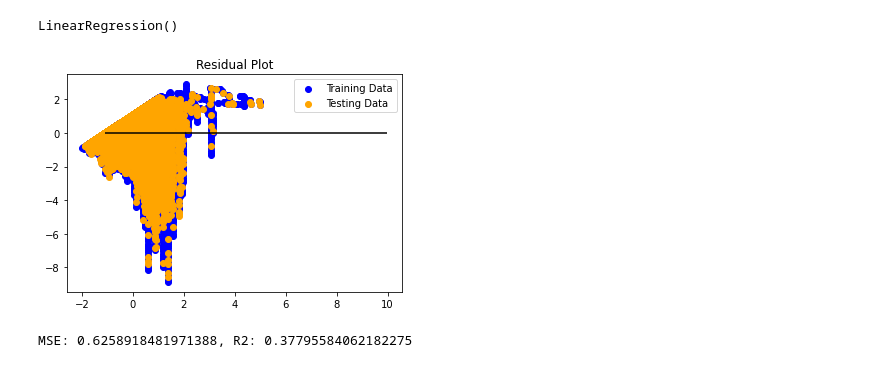
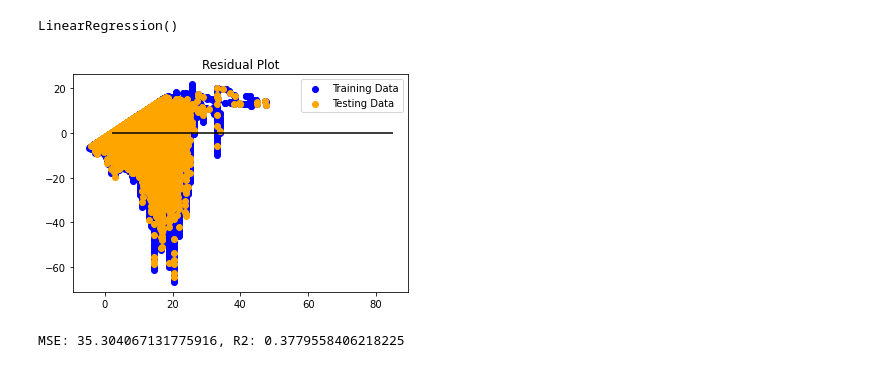
Before and after one commit to tkuar/project3, a Jupyter notebook: multiple_linear_regress.ipynb, the cells around one changed output. Saved outputs shown, nothing was run; the diff lists cells and outputs as text; code cells hidden in the pictures.

Commit message:
add new data set

```diff
--- a/multiple_linear_regress.ipynb
+++ b/multiple_linear_regress.ipynb
@@ -82,0 +31,4 @@ new_df2
+# %%
+drop_null = billboard_audio.dropna()
+cleaned_billboard_audio = drop_null.drop_duplicates()
+cleaned_billboard_audio
@@ -83,6 +49,6 @@ new_df2
 # %%
-X = new_df2[['peak_pos','instance','danceability','energy', 'loudness','speechiness','instrumentalness','liveness','valence','tempo']]
-y = new_df2.weeks_on_chart.values.reshape(-1, 1)
+X = cleaned_billboard_audio[['peak_pos','instance','danceability','energy', 'loudness','speechiness','instrumentalness','liveness','valence','tempo']]
+y = cleaned_billboard_audio.weeks_on_chart.values.reshape(-1, 1)
 
 print("Shape: ", X.shape, y.shape)
 # %% [output]
@@ -107,6 +60,6 @@ y_test_scaled = y_scaler.transform(y_test)
 # %%
 model = LinearRegression()
-model.fit(X_train_scaled, y_train_scaled)
+model.fit(X_train, y_train)
 # %% [output]
 LinearRegression()
 # %%
@@ -114,23 +67,23 @@ LinearRegression(copy_X=True, fit_intercept=True, n_jobs=None, normalize=False)
 # %% [output]
 LinearRegression()
 # %%
-predictions = model.predict(X_test_scaled)
-model.fit(X_train_scaled, y_train_scaled)
-plt.scatter(model.predict(X_train_scaled), model.predict(X_train_scaled) - y_train_scaled, c="blue", label="Training Data")
-plt.scatter(model.predict(X_test_scaled), model.predict(X_test_scaled) - y_test_scaled, c="orange", label="Testing Data")
+predictions = model.predict(X_test)
+model.fit(X_train, y_train)
+plt.scatter(model.predict(X_train), model.predict(X_train) - y_train, c="blue", label="Training Data")
+plt.scatter(model.predict(X_test), model.predict(X_test) - y_test, c="orange", label="Testing Data")
 plt.legend()
-plt.hlines(y=0, xmin=y_test_scaled.min(), xmax=y_test_scaled.max())
+plt.hlines(y=0, xmin=y_test.min(), xmax=y_test.max())
 plt.title("Residual Plot")
 plt.show()
 # %% [output]
-[figure, old version]
+[figure, new version]
 # %%
 from sklearn.metrics import mean_squared_error
 
-MSE = mean_squared_error(y_test_scaled, predictions)
-r2 = model.score(X_test_scaled, y_test_scaled)
+MSE = mean_squared_error(y_test, predictions)
+r2 = model.score(X_test, y_test)
 
 
 print(f"MSE: {MSE}, R2: {r2}")
 # %% [output]
-MSE: 0.6258918481971388, R2: 0.37795584062182275
+MSE: 35.304067131775916, R2: 0.3779558406218225
```
Also changed, not shown: parts of 9 cells of this notebook, 4 other files.
